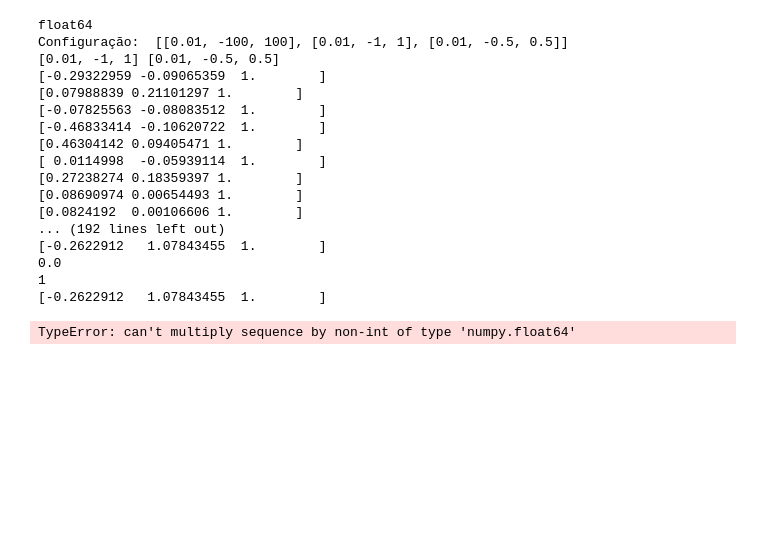
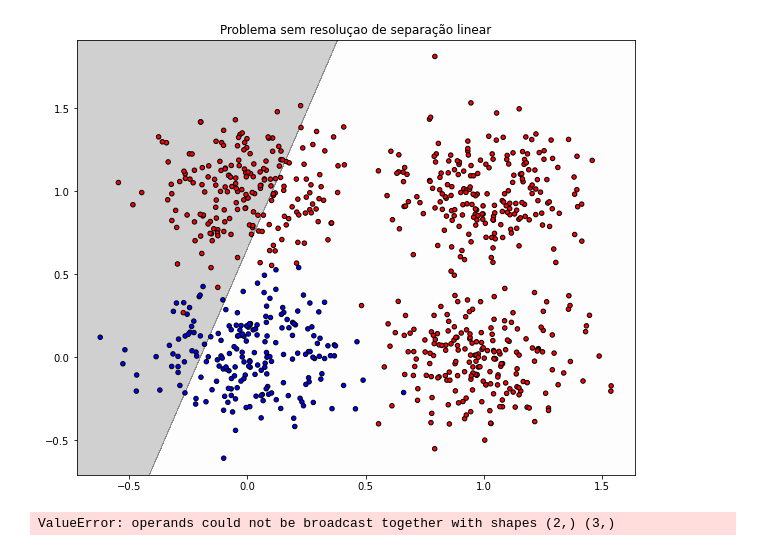
Before and after one commit to LucasLima21/perceptron-redesNeurais2020, a Jupyter notebook: src/secao3.ipynb, the cells around one changed output. Cells and saved outputs as stored; diff of their text form; code cells hidden in the pictures; blank space fills up the shorter version.

```diff
--- a/src/secao3.ipynb
+++ b/src/secao3.ipynb
@@ -18,64 +18,52 @@ with open('data/dataHoldout.txt', 'rb') as file:
 
 dataHoldout = np.frombuffer(auxFile)
 dataHoldout.resize((int(len(dataHoldout)/3)), 3)
-
 X = dataHoldout[...,0:2] #[[x01,x02], ...]
 y = dataHoldout[...,2] #[[yd0], [yd1], ...]
-print(y.dtype)
 # #adicionando x_0 no x(n)
 X = np.insert(X, 2, 1, axis=1)
+
 #instanciando o neuronio, inserindo apenas a taxa de aprendizado
 # e os intervalos superior e inferior dos pesos
-config= [[0.01,-100,100], [0.01,-1,1], [0.01,-0.5,0.5]]
+config= [[0.1,-100,100], [0.1,-1,1], [0.01,-0.1,0.1]]
 fitWeight = []
 epoch = []
-print("Configuração: ", config)
-n = Neuron(config[0], config[1], config[2])
-n.run100epochs(X, y)
+#print("Configuração: ", config)
+n = Neuron(config[2][0], config[2][1], config[2][2])
-# %% [output]
-float64
-Configuração:  [[0.01, -100, 100], [0.01, -1, 1], [0.01, -0.5, 0.5]]
-[0.01, -1, 1] [0.01, -0.5, 0.5]
-[-0.29322959 -0.09065359  1.        ]
-[0.07988839 0.21101297 1.        ]
-[-0.07825563 -0.08083512  1.        ]
-[-0.46833414 -0.10620722  1.        ]
-[0.46304142 0.09405471 1.        ]
-[ 0.0114998  -0.05939114  1.        ]
-[0.27238274 0.18359397 1.        ]
-[0.08690974 0.00654493 1.        ]
-[0.0824192  0.00106606 1.        ]
-... (192 lines left out)
-[-0.2622912   1.07843455  1.        ]
-0.0
-1
-[-0.2622912   1.07843455  1.        ]
-TypeError: can't multiply sequence by non-int of type 'numpy.float64'
 # %%
+#Evidenciando que este problema não é de uma separação linear
 x_min, x_max = X[:, 0].min() - 0.1, X[:, 0].max() + 0.1
 y_min, y_max = X[:, 1].min() - 0.1, X[:, 1].max() + 0.1
 xx, yy = np.meshgrid(np.arange(x_min, x_max, 0.001),
                      np.arange(y_min, y_max, 0.001))
 
 f, axarr = plt.subplots(1, 1, sharex='col', sharey='row', figsize=(10, 8))
 color = np.where(y == 0, 'r', 'b')
 
 for idx, clf, tt in zip([[0,0]],
                         [n],
-                        ['logistic regression']):
+                        ['Problema sem resoluçao de separação linear']):
 
     Z = clf.predict(np.c_[xx.ravel(), yy.ravel()])
     Z = np.array(Z)
     Z = Z.reshape(xx.shape)
 
     axarr.contourf(xx, yy, Z, alpha=0.2,cmap='Greys')
     axarr.scatter(X[:, 0], X[:, 1], c=color, s=20, edgecolor='k',cmap='Greys')
     axarr.set_title(tt)
-
-
 plt.show()
-
-# f.savefig('gaph2.png')
-# plt.close(f)
-
-#exportando a figura para por no markdown
+# %% [output]
+[figure, added]
+# %%
+np.random.seed(0)
+msk = np.random.rand(len(dataHoldout)) < 0.7
+train = dataHoldout[msk]
+test = dataHoldout[~msk]
+XTrain = train[...,0:2]
+XTest = test[...,0:2]
+yTrain = train[...,2]
+yTest = test[...,2]
+
+n.run100epochs(XTrain, yTrain)
+# %% [output]
+ValueError: operands could not be broadcast together with shapes (2,) (3,)
```
Also changed, not shown: 1 other file.
